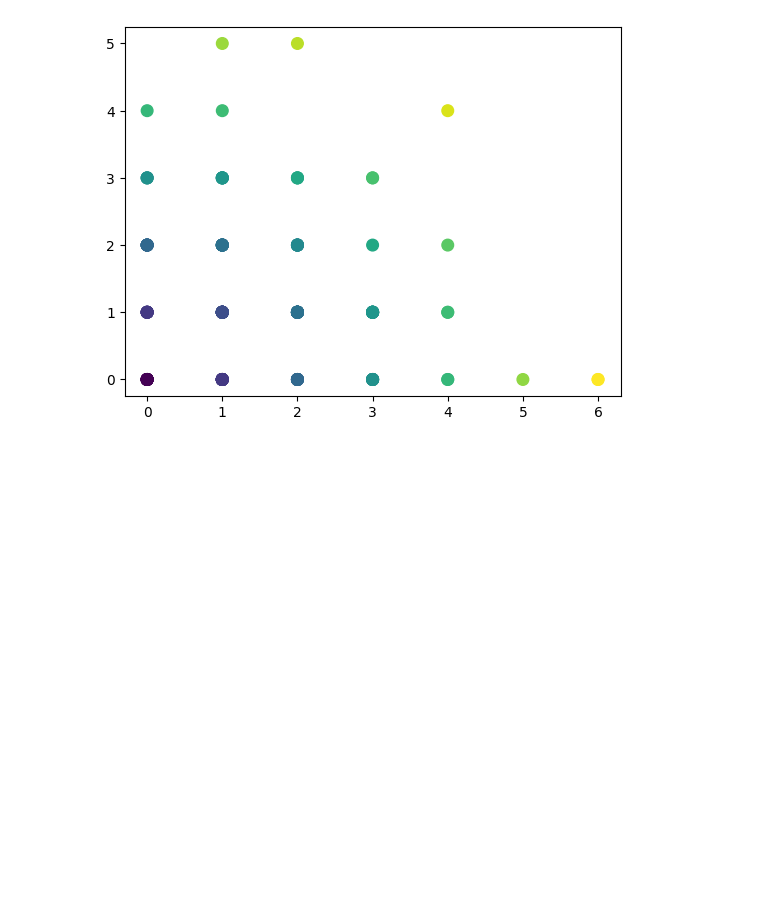
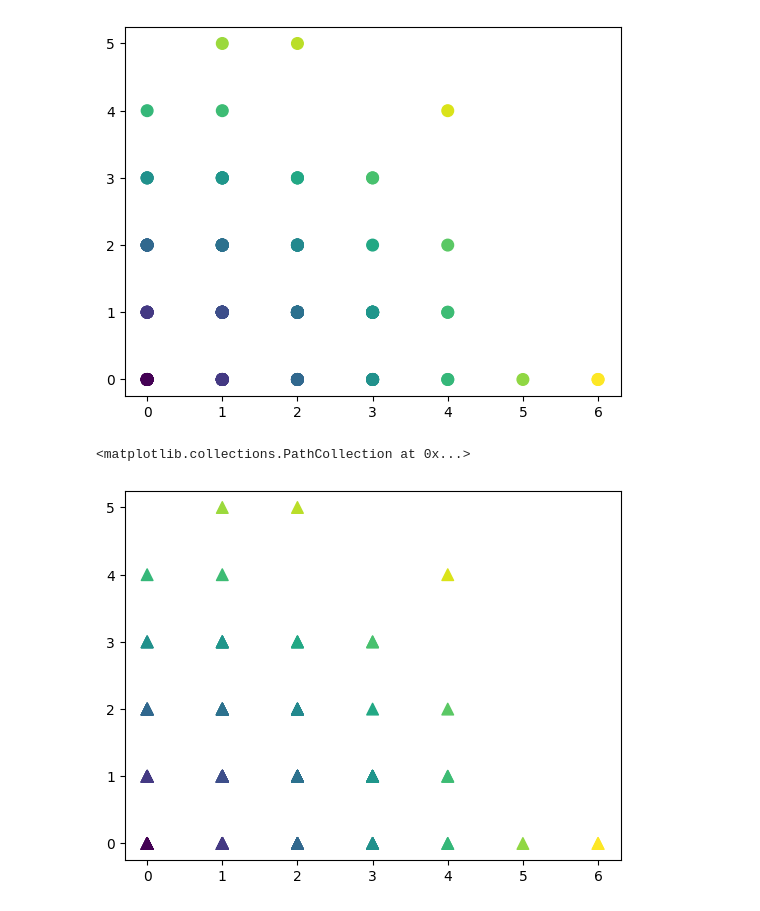
Before and after one commit to sauravkumarshah/Data-Visualization-with-Python, a Jupyter notebook: 1-making-a-scatter-plot.ipynb, the cells around one changed output. Drawn from its saved outputs; the diff is of its cells as text; code cells hidden in the pictures; blank space fills up the shorter version.

Commit message:
added marker

```diff
--- a/1-making-a-scatter-plot.ipynb
+++ b/1-making-a-scatter-plot.ipynb
@@ -81,3 +81,8 @@ plt.scatter(HomeTeamGoals, AwayTeamGoals, s=70, c=colors)
 # %% [output]
 <matplotlib.collections.PathCollection at 0x...>
 [figure]
+# %%
+plt.scatter(HomeTeamGoals, AwayTeamGoals, s=70, c=colors, marker='^')
+# %% [output]
+<matplotlib.collections.PathCollection at 0x...>
+[figure, added]
```
